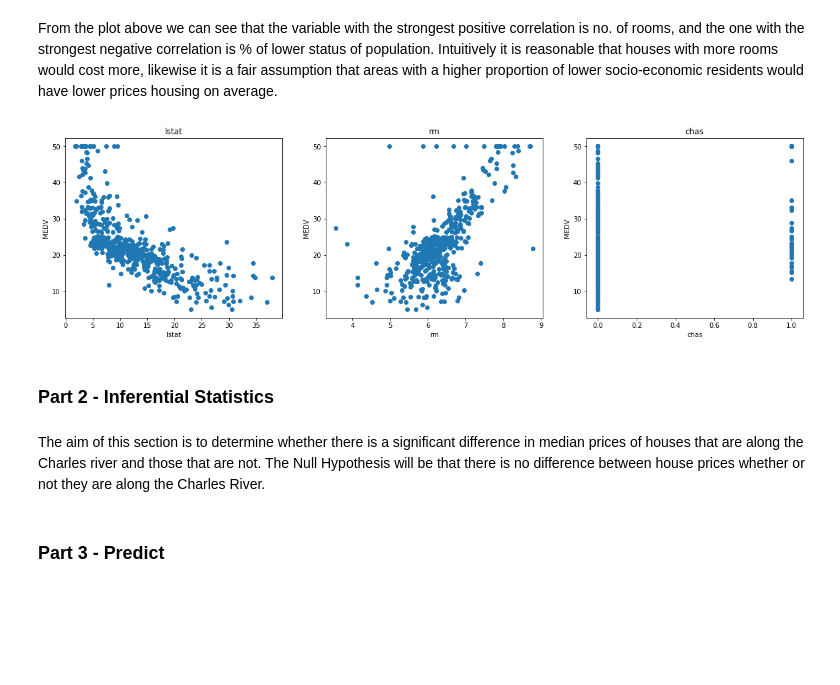
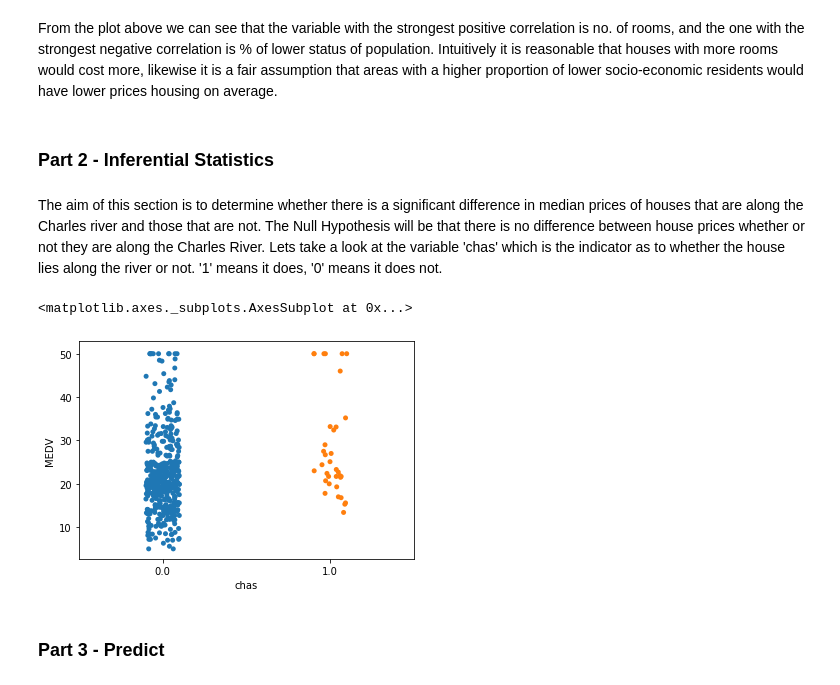
Before and after one commit to paulacduffy/machine-learning-assessment, a Jupyter notebook: The Boston Housing Dataset - An Analysis.ipynb, the cells around one changed output. Saved outputs shown, nothing was run; the diff lists cells and outputs as text; code cells hidden in the pictures; blank space fills up the shorter version.

Commit message:
Changed scatterplot to reflect the variable we're interested in

```diff
--- a/The Boston Housing Dataset - An Analysis.ipynb
+++ b/The Boston Housing Dataset - An Analysis.ipynb
@@ -130,25 +130,15 @@ plt.show()
 [figure]
 # %% [markdown]
 From the plot above we can see that the variable with the strongest positive correlation is no. of rooms, and the one with the strongest negative correlation is % of lower status of population. Intuitively it is reasonable that houses with more rooms would cost more, likewise it is a fair assumption that areas with a higher proportion of lower socio-economic residents would have lower prices housing on average.
-# %%
-plt.figure(figsize=(20,5))
-features = ['lstat', 'rm', 'chas']
-target = df['MEDV']
-for i, col in enumerate(features):
-    plt.subplot(1,len(features), i+1)
-    x = df[col]
-    y = target
-    plt.scatter(x,y, marker ='o')
-    plt.title(col)
-    plt.xlabel(col)
-    plt.ylabel('MEDV')
-    plt.show
-# %% [output]
-[figure, removed]
 # %% [markdown]
 ### Part 2 - Inferential Statistics
 # %% [markdown]
-The aim of this section is to determine whether there is a significant difference in median prices of houses that are along the Charles river and those that are not. The Null Hypothesis will be that there is no difference between house prices whether or not they are along the Charles River.
+The aim of this section is to determine whether there is a significant difference in median prices of houses that are along the Charles river and those that are not. The Null Hypothesis will be that there is no difference between house prices whether or not they are along the Charles River. Lets take a look at the variable 'chas' which is the indicator as to whether the house lies along the river or not. '1' means it does, '0' means it does not.
+# %%
+sns.stripplot(x="chas", y = 'MEDV', data = df)
+# %% [output]
+<matplotlib.axes._subplots.AxesSubplot at 0x...>
+[figure, added]
 # %% [markdown]
 ### Part 3 - Predict
 # %% [markdown]
```
